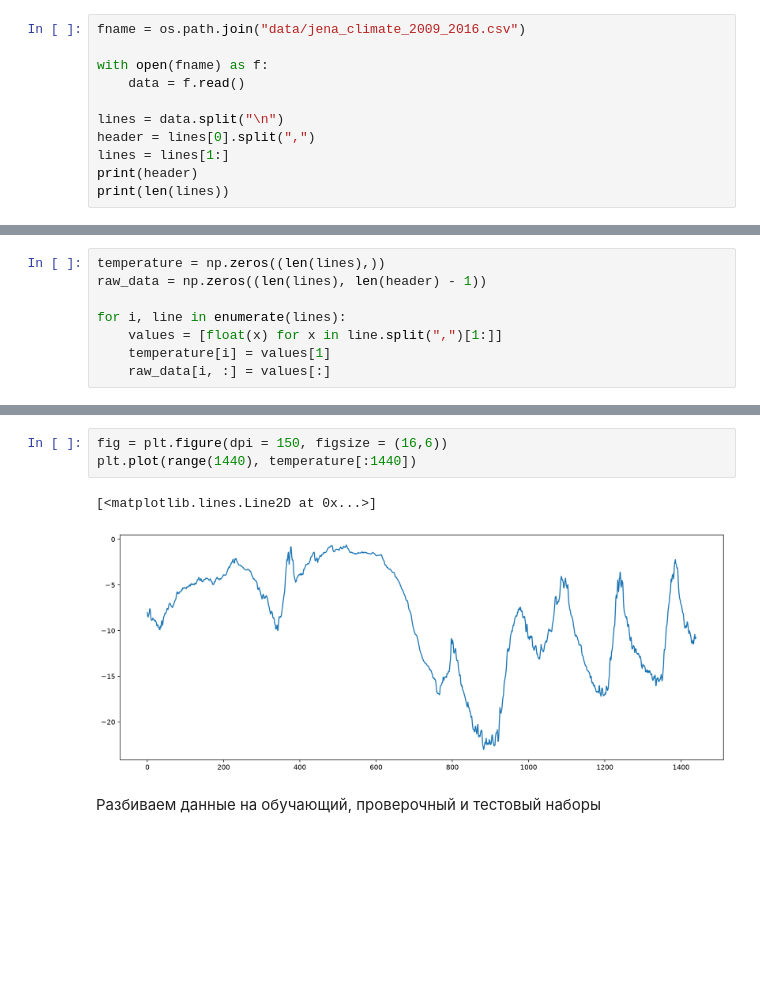
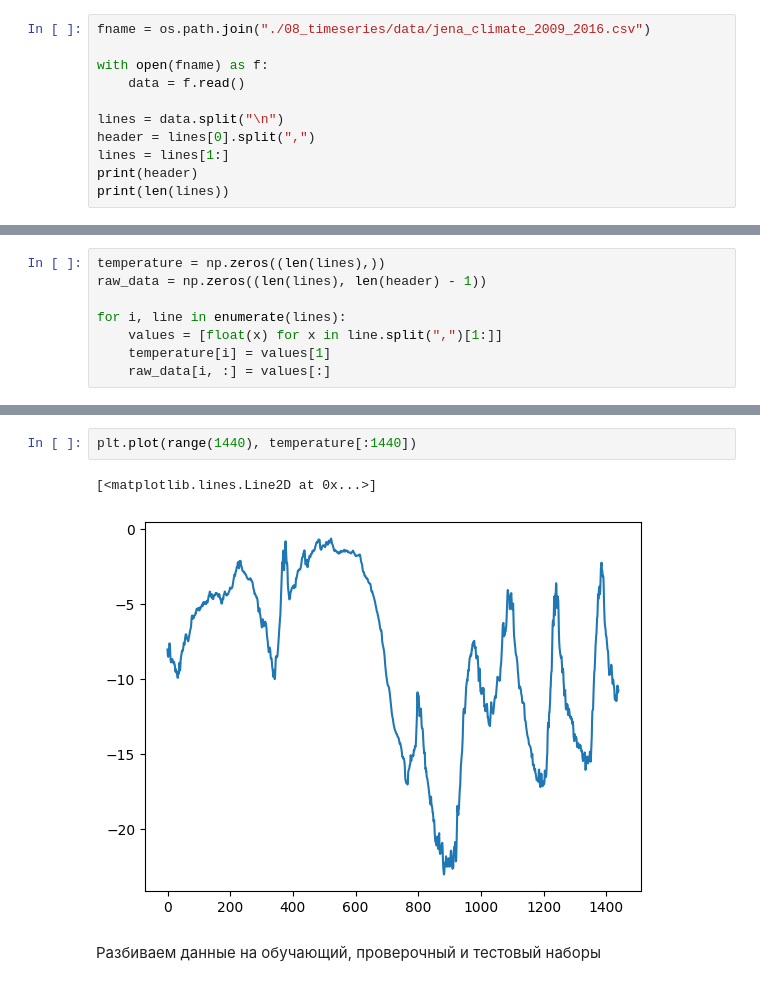
Before and after one commit to kirilman/dlpython_course, a Jupyter notebook: 08_timeseries/weather_pytorch.ipynb, the cells around one changed output, grey strips where cells are left out. Saved outputs shown, nothing was run; the diff lists cells and outputs as text; blank space fills up the shorter version.

```diff
--- a/08_timeseries/weather_pytorch.ipynb
+++ b/08_timeseries/weather_pytorch.ipynb
@@ -32,7 +32,7 @@ if not path.exists():
 # with zipfile.ZipFile("data/jena_climate_2009_2016.csv.zip", 'r') as zip_ref:
 #     zip_ref.extractall(data_path)
 # %%
-fname = os.path.join("data/jena_climate_2009_2016.csv")
+fname = os.path.join("./08_timeseries/data/jena_climate_2009_2016.csv")
 
 with open(fname) as f:
     data = f.read()
@@ -66,9 +65,8 @@ plt.plot(range(len(temperature)), temperature)
 # %%
-fig = plt.figure(dpi = 150, figsize = (16,6))
 plt.plot(range(1440), temperature[:1440])
 # %% [output]
 [<matplotlib.lines.Line2D at 0x...>]
-[figure, old version]
+[figure, new version]
 # %% [markdown]
 Разбиваем данные на обучающий, проверочный и тестовый наборы
 # %%
```
Also changed, not shown: parts of 52 cells of this notebook.
